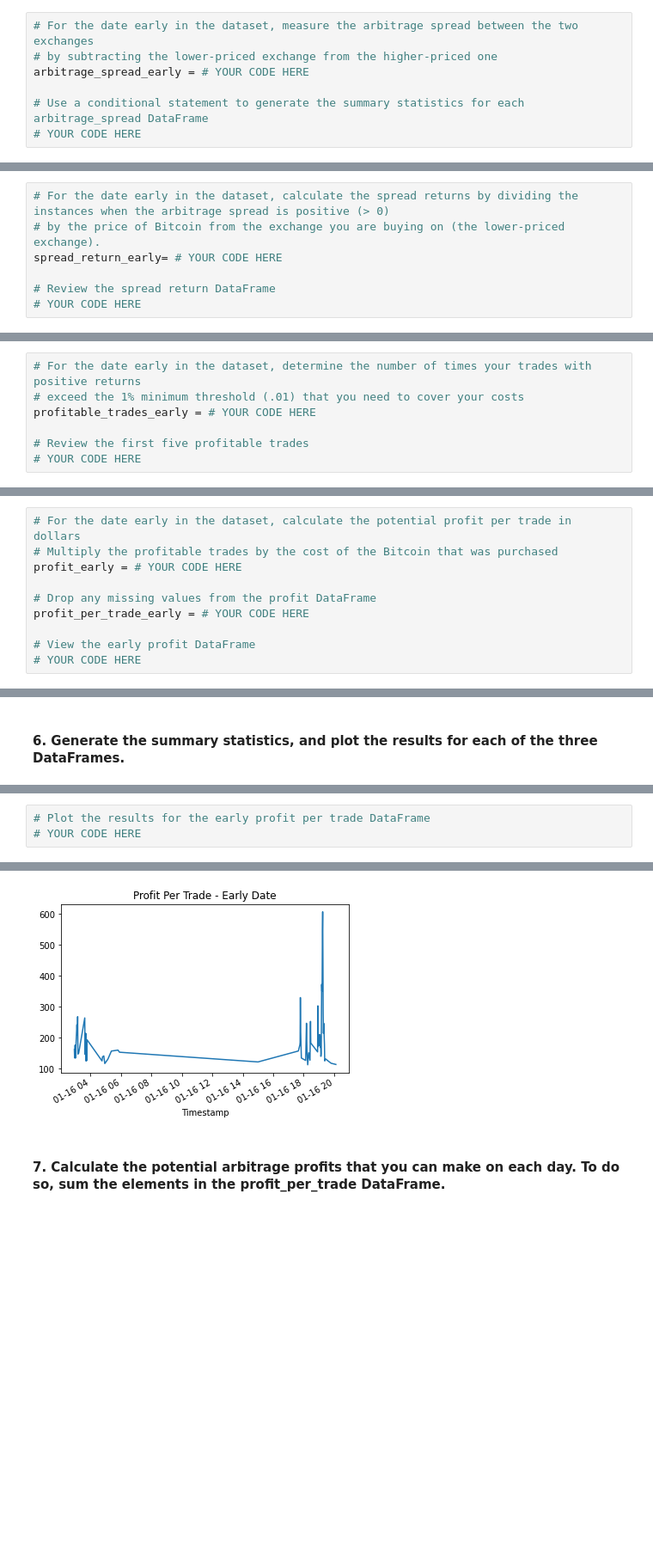
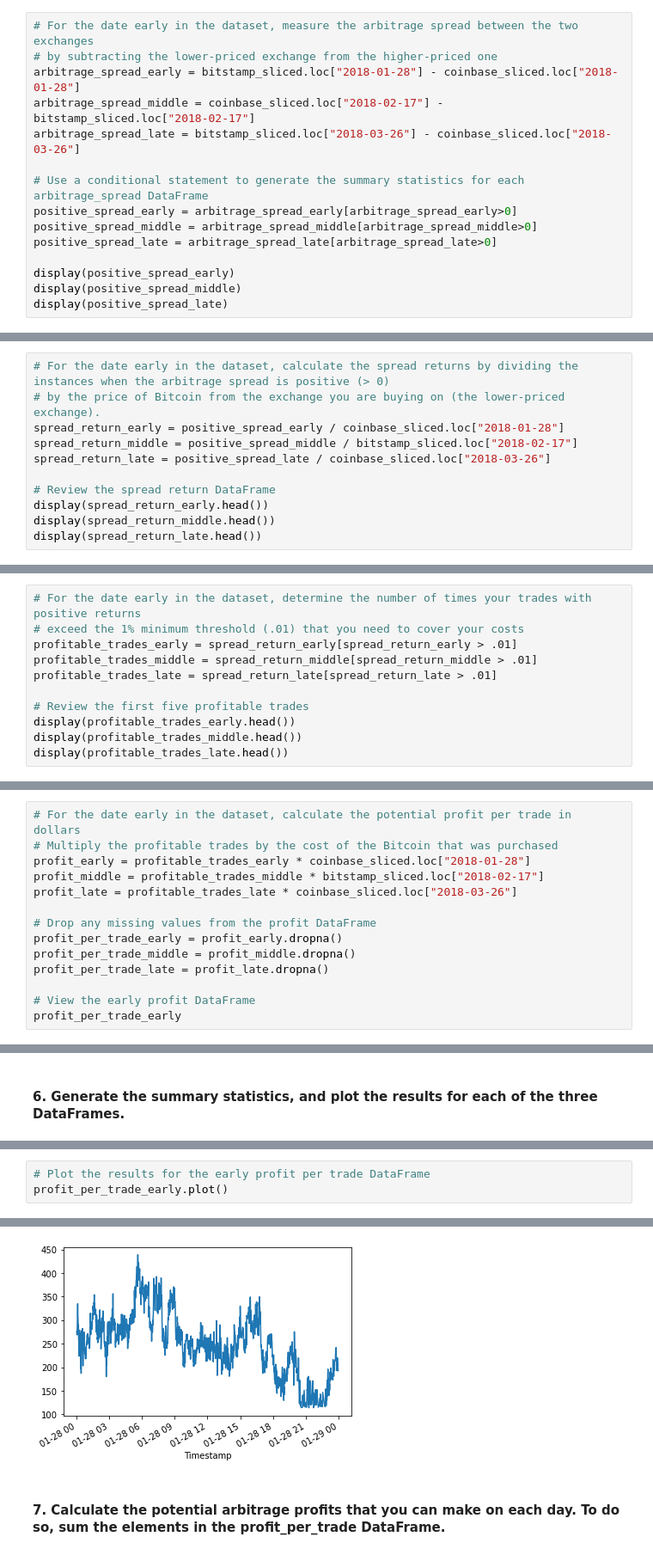
Before and after one commit to JunTheRewels/arbitrage, a Jupyter notebook: crypto_arbitrage.ipynb, the cells around one changed output, grey strips where cells are left out. Shown: that part at 86% size. Saved outputs shown, nothing was run; the diff lists cells and outputs as text; blank space fills up the shorter version.

```diff
--- a/crypto_arbitrage.ipynb
+++ b/crypto_arbitrage.ipynb
@@ -432,8 +432,16 @@ Calculate the potential profits for each date that you selected in the previous
 # %%
 # For the date early in the dataset, measure the arbitrage spread between the two exchanges
 # by subtracting the lower-priced exchange from the higher-priced one
-arbitrage_spread_early = # YOUR CODE HERE
+arbitrage_spread_early = bitstamp_sliced.loc["2018-01-28"] - coinbase_sliced.loc["2018-01-28"]
+arbitrage_spread_middle = coinbase_sliced.loc["2018-02-17"] - bitstamp_sliced.loc["2018-02-17"]
+arbitrage_spread_late = bitstamp_sliced.loc["2018-03-26"] - coinbase_sliced.loc["2018-03-26"]
 
 # Use a conditional statement to generate the summary statistics for each arbitrage_spread DataFrame
-# YOUR CODE HERE
+positive_spread_early = arbitrage_spread_early[arbitrage_spread_early>0]
+positive_spread_middle = arbitrage_spread_middle[arbitrage_spread_middle>0]
+positive_spread_late = arbitrage_spread_late[arbitrage_spread_late>0]
+
+display(positive_spread_early)
+display(positive_spread_middle)
+display(positive_spread_late)
 # %% [output]
@@ -451,9 +489,13 @@ Name: Close, dtype: float64
 # %%
 # For the date early in the dataset, calculate the spread returns by dividing the instances when the arbitrage spread is positive (> 0)
 # by the price of Bitcoin from the exchange you are buying on (the lower-priced exchange).
-spread_return_early= # YOUR CODE HERE
+spread_return_early = positive_spread_early / coinbase_sliced.loc["2018-01-28"]
+spread_return_middle = positive_spread_middle / bitstamp_sliced.loc["2018-02-17"]
+spread_return_late = positive_spread_late / coinbase_sliced.loc["2018-03-26"]
 
 # Review the spread return DataFrame
-# YOUR CODE HERE
+display(spread_return_early.head())
+display(spread_return_middle.head())
+display(spread_return_late.head())
 # %% [output]
 Timestamp
@@ -468,9 +524,13 @@ Name: Close, dtype: float64
 # %%
 # For the date early in the dataset, determine the number of times your trades with positive returns
 # exceed the 1% minimum threshold (.01) that you need to cover your costs
-profitable_trades_early = # YOUR CODE HERE
+profitable_trades_early = spread_return_early[spread_return_early > .01]
+profitable_trades_middle = spread_return_middle[spread_return_middle > .01]
+profitable_trades_late = spread_return_late[spread_return_late > .01]
 
 # Review the first five profitable trades
-# YOUR CODE HERE
+display(profitable_trades_early.head())
+display(profitable_trades_middle.head())
+display(profitable_trades_late.head())
 # %% [output]
 Timestamp
@@ -501,12 +583,16 @@ Name: Close, dtype: float64
 # %%
 # For the date early in the dataset, calculate the potential profit per trade in dollars
 # Multiply the profitable trades by the cost of the Bitcoin that was purchased
-profit_early = # YOUR CODE HERE
+profit_early = profitable_trades_early * coinbase_sliced.loc["2018-01-28"]
+profit_middle = profitable_trades_middle * bitstamp_sliced.loc["2018-02-17"]
+profit_late = profitable_trades_late * coinbase_sliced.loc["2018-03-26"]
 
 # Drop any missing values from the profit DataFrame
-profit_per_trade_early = # YOUR CODE HERE
+profit_per_trade_early = profit_early.dropna()
+profit_per_trade_middle = profit_middle.dropna()
+profit_per_trade_late = profit_late.dropna()
 
 # View the early profit DataFrame
-# YOUR CODE HERE
+profit_per_trade_early
 # %% [output]
 Timestamp
@@ -540,4 +646,4 @@ Name: Close, dtype: float64
 # %%
 # Plot the results for the early profit per trade DataFrame
-# YOUR CODE HERE
+profit_per_trade_early.plot()
 # %% [output]
@@ -545,4 +651,4 @@ Name: Close, dtype: float64
-[figure, old version]
+[figure, new version]
 # %% [markdown]
 #### 7. Calculate the potential arbitrage profits that you can make on each day. To do so, sum the elements in the profit_per_trade DataFrame.
 # %%
```
Also changed, not shown: parts of 17 cells of this notebook.
